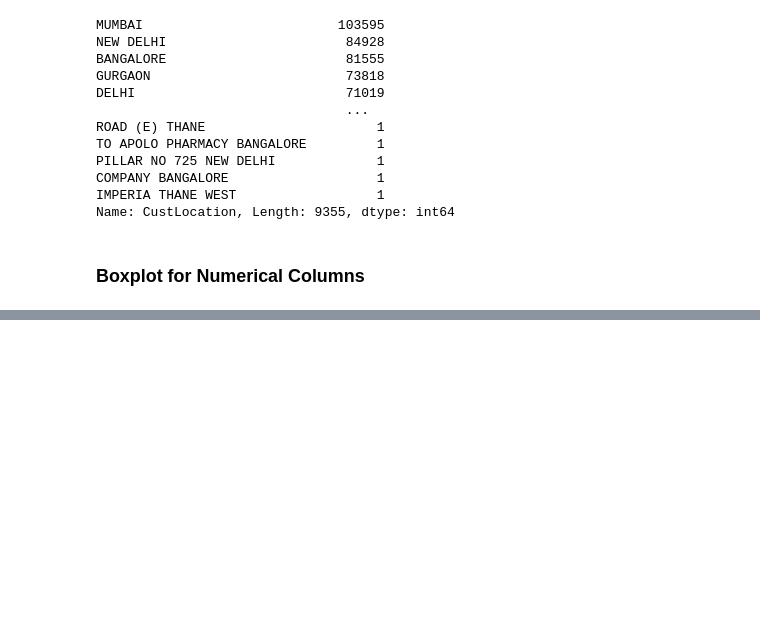
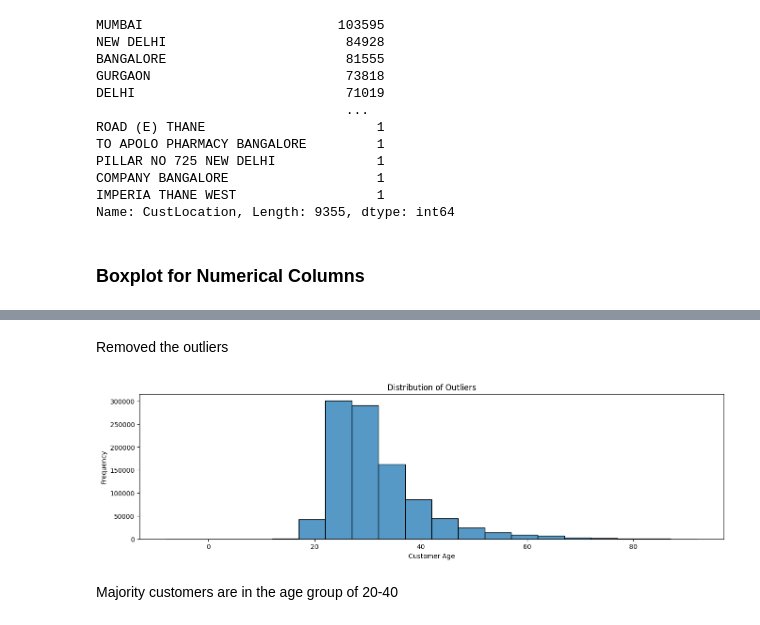
Before and after one commit to manikrishna-m/Bank_Customer_Segmentation, a Jupyter notebook: Customer_Segmentation.ipynb, the cells around one changed output, grey strips where cells are left out. Cells and saved outputs as stored; diff of their text form; code cells hidden in the pictures; blank space fills up the shorter version.

```diff
--- a/Customer_Segmentation.ipynb
+++ b/Customer_Segmentation.ipynb
@@ -131,0 +281,15 @@ Name: CustLocation, Length: 9355, dtype: int64
+# %%
+bank_clean = bank_eda[bank_eda.CustomerAge < 100]
+# %% [markdown]
+Removed the outliers
+# %%
+plt.figure(figsize=(16, 4))
+sns.histplot(data=bank_clean,x='CustomerAge',bins=20)
+plt.xlabel('Customer Age')
+plt.ylabel('Frequency')
+plt.title('Distribution of Outliers')
+plt.show()
+# %% [output]
+[figure, added]
+# %% [markdown]
+Majority customers are in the age group of 20-40
```
Also changed, not shown: parts of 31 cells of this notebook.
